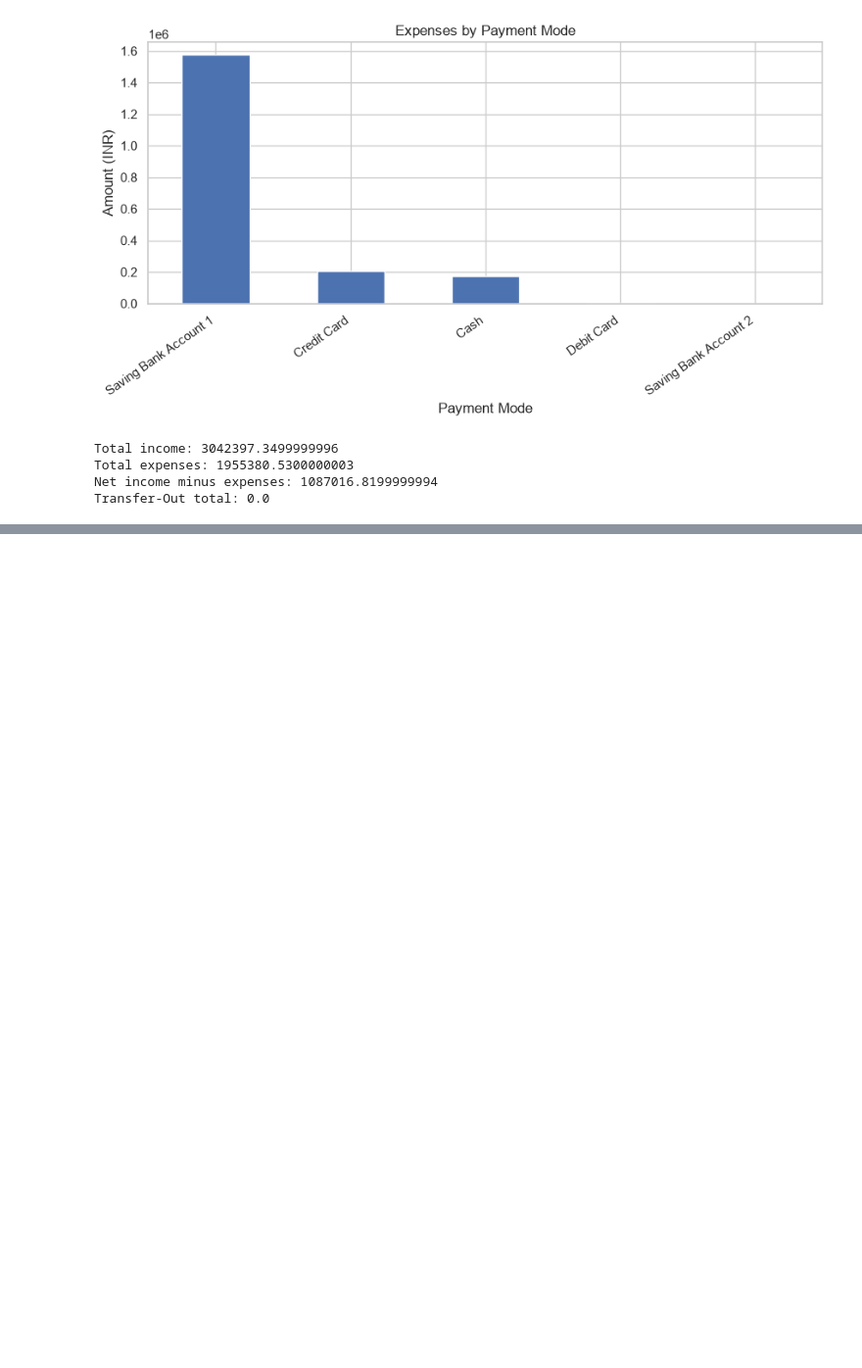
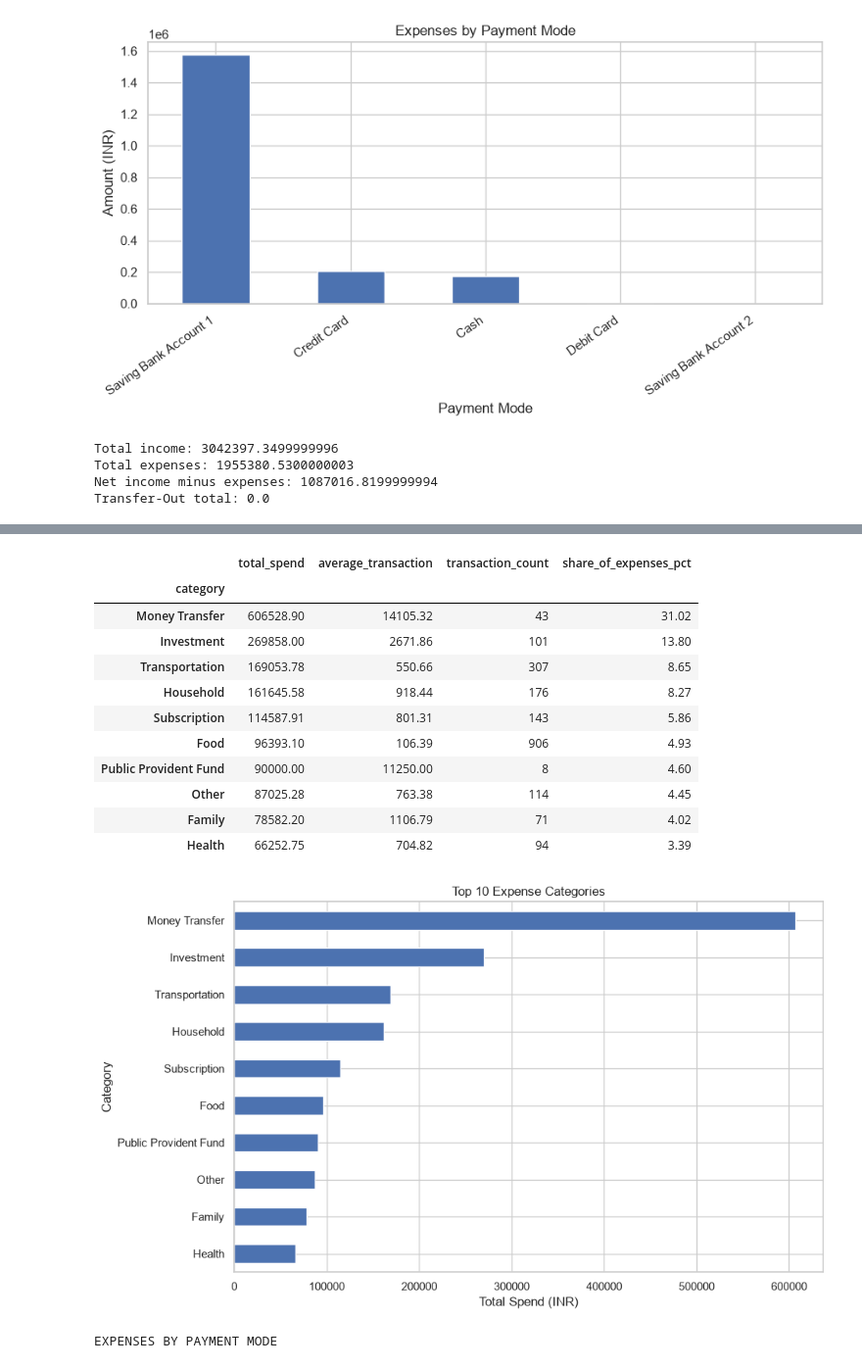
Before and after one commit to bh-arti113/personal-finance-analyzer, a Jupyter notebook: notebook/real_data_cleaning.ipynb, the cells around one changed output, grey strips where cells are left out. Shown at 98% size. Drawn from its saved outputs; the diff is of its cells as text; code cells hidden in the pictures; blank space fills up the shorter version.

```diff
--- a/notebook/real_data_cleaning.ipynb
+++ b/notebook/real_data_cleaning.ipynb
@@ -690,0 +866,62 @@ df_clean.to_csv(output_dir / "transactions_clean.csv", index=False)
+# %%
+
+# --------------------------------------------------
+# 3. CATEGORY AND PAYMENT-MODE ANALYSIS
+# --------------------------------------------------
+
+category_analysis = (
+    expense_df.groupby("category")["amount"]
+    .agg(["sum", "mean", "count"])
+    .rename(columns={
+        "sum": "total_spend",
+        "mean": "average_transaction",
+        "count": "transaction_count"
+    })
+    .sort_values("total_spend", ascending=False)
+)
+print(category_analysis)
+if total_expenses > 0:
+    category_analysis["share_of_expenses_pct"] = (
+        category_analysis["total_spend"]
+        / total_expenses * 100
+    )
+else:
+    category_analysis["share_of_expenses_pct"] = 0
+
+print("\nTOP 10 EXPENSE CATEGORIES")
+display(category_analysis.head(10).round(2))
+
+top_categories = category_analysis.head(10)["total_spend"].sort_values()
+
+top_categories.plot(
+    kind="barh", figsize=(10, 6)
+)
+plt.title("Top 10 Expense Categories")
+plt.xlabel("Total Spend (INR)")
+plt.ylabel("Category")
+plt.tight_layout()
+plt.show()
+
+mode_analysis = (
+    expense_df.groupby("mode")["amount"]
+    .agg(["sum", "count", "mean"])
+    .rename(columns={
+        "sum": "total_spend",
+        "count": "transaction_count",
+        "mean": "average_transaction"
+    })
+    .sort_values("total_spend", ascending=False)
+)
+
+print("\nEXPENSES BY PAYMENT MODE")
+display(mode_analysis.round(2))
+
+mode_analysis["total_spend"].sort_values().plot(
+    kind="barh", figsize=(9, 5)
+)
+plt.title("Expenses by Mode")
+plt.xlabel("Total Spend (INR)")
+plt.ylabel("Mode")
+plt.tight_layout()
+plt.show()
+# %% [output]
@@ -690,0 +945,14 @@ df_clean.to_csv(output_dir / "transactions_clean.csv", index=False)
+|  | total_spend | average_transaction | transaction_count | share_of_expenses_pct |
+| category |  |  |  |  |
+| Money Transfer | 606528.90 | 14105.32 | 43 | 31.02 |
+| Investment | 269858.00 | 2671.86 | 101 | 13.80 |
+| Transportation | 169053.78 | 550.66 | 307 | 8.65 |
+| Household | 161645.58 | 918.44 | 176 | 8.27 |
+| Subscription | 114587.91 | 801.31 | 143 | 5.86 |
+| Food | 96393.10 | 106.39 | 906 | 4.93 |
+| Public Provident Fund | 90000.00 | 11250.00 | 8 | 4.60 |
+| Other | 87025.28 | 763.38 | 114 | 4.45 |
+| Family | 78582.20 | 1106.79 | 71 | 4.02 |
+| Health | 66252.75 | 704.82 | 94 | 3.39 |
+[figure, added]
+EXPENSES BY PAYMENT MODE
```
Also changed, not shown: parts of 13 cells of this notebook, 1 other file.
